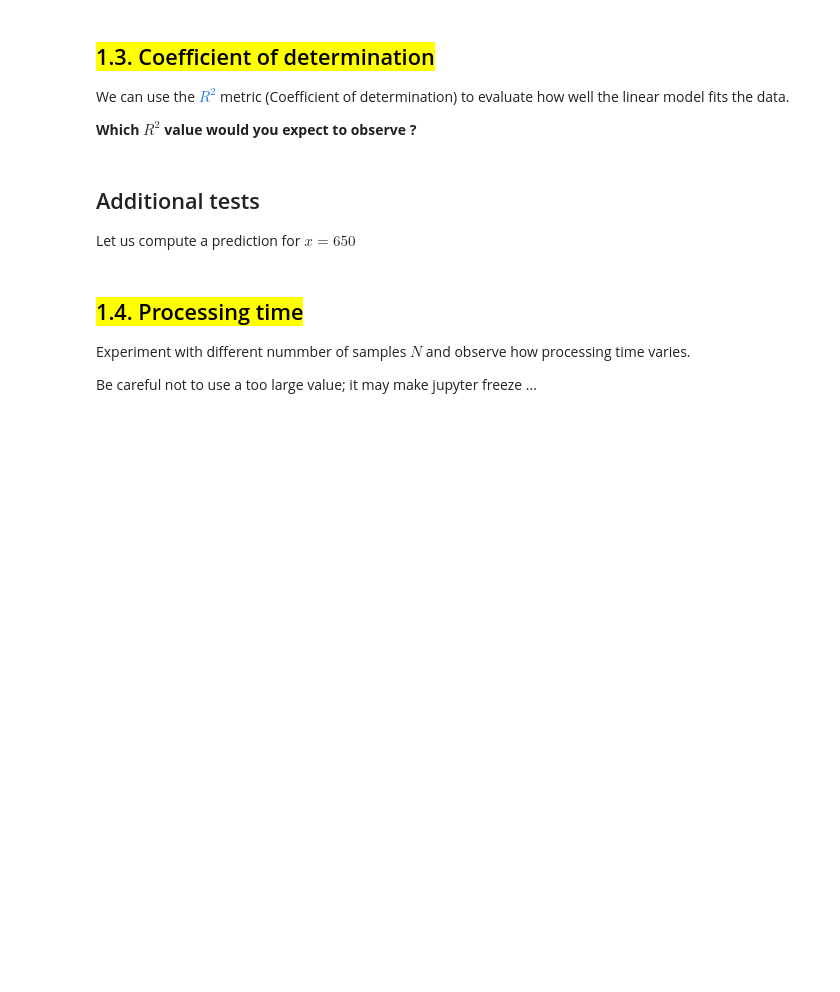
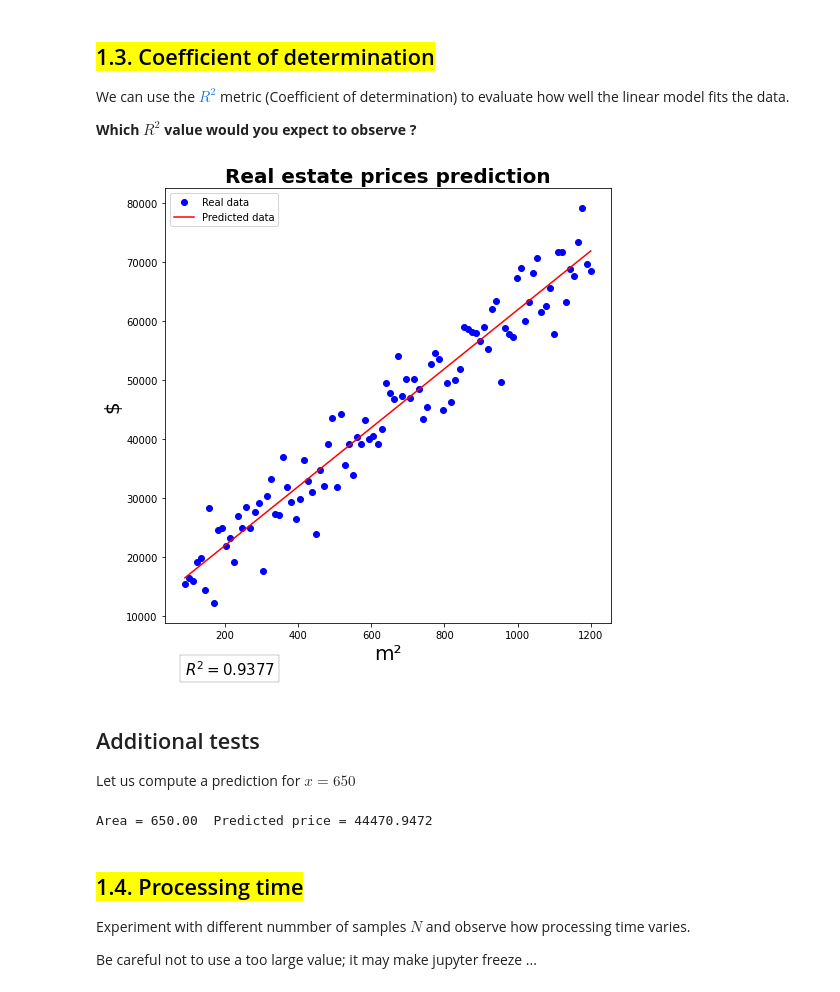
Before and after one commit to ricardokojo/MAC0460-2021, a Jupyter notebook: ep02_linreg_analytic.ipynb, the cells around one changed output. Cells and saved outputs as stored; diff of their text form; code cells hidden in the pictures; blank space fills up the shorter version.

```diff
--- a/ep02_linreg_analytic.ipynb
+++ b/ep02_linreg_analytic.ipynb
@@ -223,7 +235,12 @@ def normal_equation_weights(X, y):
     """
 
     # START OF YOUR CODE:
-    raise NotImplementedError("Function normal_equation_weights() is not implemented")
+    N = X.shape[0]
+    X_tilde = np.column_stack((np.ones((N, 1)), X))
+    X_cross = np.dot(np.linalg.inv(np.dot(X_tilde.T, X_tilde)), X_tilde.T)
+    w = np.dot(X_cross, y)
+
+    return w
     # END OF YOUR CODE
 # %%
 # test of function normal_equation_weights()
@@ -249,7 +270,11 @@ def normal_equation_prediction(X, w):
     """
 
     # START OF YOUR CODE:
-    raise NotImplementedError("Function normal_equation_prediction() is not implemented")
+    N = X.shape[0]
+    X_tilde = np.column_stack((np.ones((N, 1)), X))
+    y = np.dot(X_tilde, w)
+
+    return y
     # END OF YOUR CODE
 # %% [markdown]
 ## <mark>1.3. Coefficient of determination</mark>
@@ -259,24 +284,26 @@ We can use the [$R^2$](https://pt.wikipedia.org/wiki/R%C2%B2) metric (Coefficien
 # %%
 from sklearn.metrics import r2_score
 
 # test of function normal_equation_prediction()
 prediction = normal_equation_prediction(X, w)
 
 # compute the R2 score using the r2_score function from sklearn
 # Replace 0 with an appropriate call of the function
 
 # START OF YOUR CODE:
-r_2 = 0
+r_2 = r2_score(y, prediction)
 # END OF YOUR CODE
 
 plot_points_regression(X,
                        y,
                        title='Real estate prices prediction',
                        xlabel="m\u00b2",
                        ylabel='$',
                        prediction=prediction,
                        legend=True,
                        r_squared=r_2)
+# %% [output]
+[figure, added]
 # %% [markdown]
 ## Additional tests
 
@@ -286,6 +313,8 @@ Let us compute a prediction for $x=650$
 x = np.asarray([650]).reshape(1,1)
 prediction = normal_equation_prediction(x, w)
 print("Area = %.2f  Predicted price = %.4f" %(x[0], prediction))
+# %% [output]
+Area = 650.00  Predicted price = 44470.9472
 # %% [markdown]
 ## <mark>1.4. Processing time</mark>
 
```
Also changed, not shown: parts of 15 cells of this notebook.
